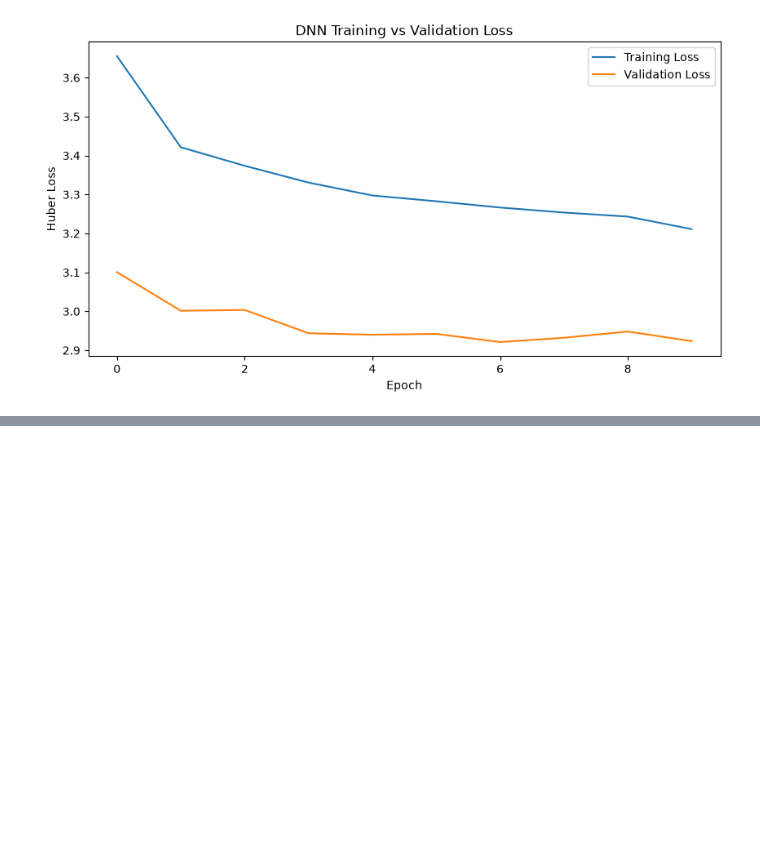
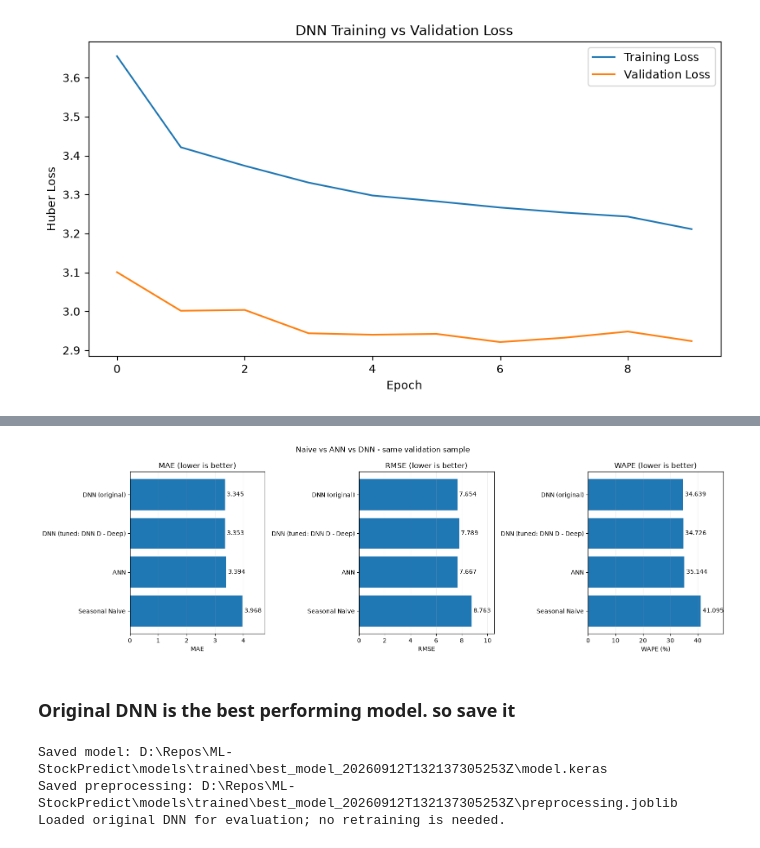
Before and after one commit to lasithalankajeewa/ML-StockPredict, a Jupyter notebook: notebooks/03_model_experiments.ipynb, the cells around one changed output, grey strips where cells are left out. Drawn from its saved outputs; the diff is of its cells as text; code cells hidden in the pictures; blank space fills up the shorter version.

Commit message:
final evaluation

```diff
--- a/notebooks/03_model_experiments.ipynb
+++ b/notebooks/03_model_experiments.ipynb
@@ -1086,0 +1408,23 @@ plt.show()
+# %%
+### Save the tuning results and histories for future reference
+
+import pickle
+
+TUNING_RESULTS_FILE = REPORT_DIR / "results" / "dnn_tuning_results.csv"
+TUNING_HISTORIES_FILE = REPORT_DIR / "results" / "dnn_tuning_histories.pkl"
+
+TUNING_RESULTS_FILE.parent.mkdir(
+    parents=True,
+    exist_ok=True
+)
+
+dnn_tuning_results_df.to_csv(
+    TUNING_RESULTS_FILE,
+    index=False
+)
+
+with open(TUNING_HISTORIES_FILE, "wb") as f:
+    pickle.dump(dnn_tuning_histories, f)
+
+print(f"Saved results to: {TUNING_RESULTS_FILE}")
+print(f"Saved histories to: {TUNING_HISTORIES_FILE}")
@@ -1086,0 +1503,36 @@ plt.show()
+# %%
+import matplotlib.pyplot as plt
+
+fig, axes = plt.subplots(1, 3, figsize=(16, 5))
+for ax, metric in zip(axes, ["MAE", "RMSE", "WAPE"]):
+    bars = ax.barh(model_comparison["Model"], model_comparison[metric])
+    ax.invert_yaxis()
+    ax.set_title(f"{metric} (lower is better)")
+    ax.set_xlabel("WAPE (%)" if metric == "WAPE" else metric)
+    ax.bar_label(bars, fmt="%.3f", padding=3)
+    ax.margins(x=0.20)
+    ax.grid(axis="x", alpha=0.2)
+fig.suptitle("Naive vs ANN vs DNN - same validation sample")
+fig.tight_layout()
+plt.show()
+# %% [output]
+[figure, added]
+# %% [markdown]
+### Original DNN is the best performing model. so save it
+# %%
+from src.config import MODEL_DIR, REPORT_DIR
+from src.models.artifacts import SavedForecaster
+
+# The original DNN and fitted preprocessing were saved together earlier.
+BEST_MODEL_BUNDLE = MODEL_DIR / "trained" / "best_model_20260912T132137305253Z"
+final_test_forecaster = SavedForecaster(BEST_MODEL_BUNDLE)
+if final_test_forecaster.metadata["model_name"] != "DNN (original)":
+    raise ValueError("Expected the original DNN selected on validation.")
+
+print("Saved model:", BEST_MODEL_BUNDLE / "model.keras")
+print("Saved preprocessing:", BEST_MODEL_BUNDLE / "preprocessing.joblib")
+print("Loaded original DNN for evaluation; no retraining is needed.")
+# %% [output]
+Saved model: D:\Repos\ML-StockPredict\models\trained\best_model_20260912T132137305253Z\model.keras
+Saved preprocessing: D:\Repos\ML-StockPredict\models\trained\best_model_20260912T132137305253Z\preprocessing.joblib
+Loaded original DNN for evaluation; no retraining is needed.
```
Also changed, not shown: parts of 14 cells of this notebook, 27 other files.
